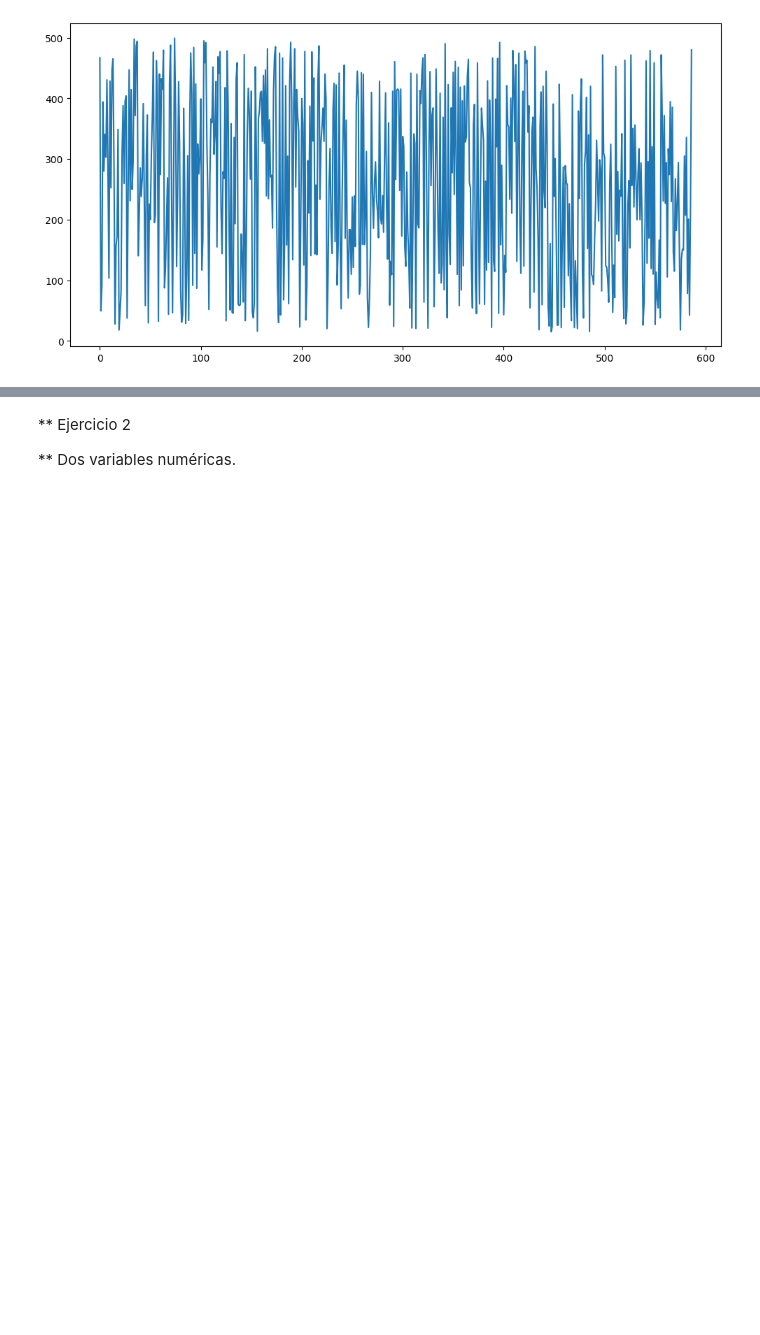
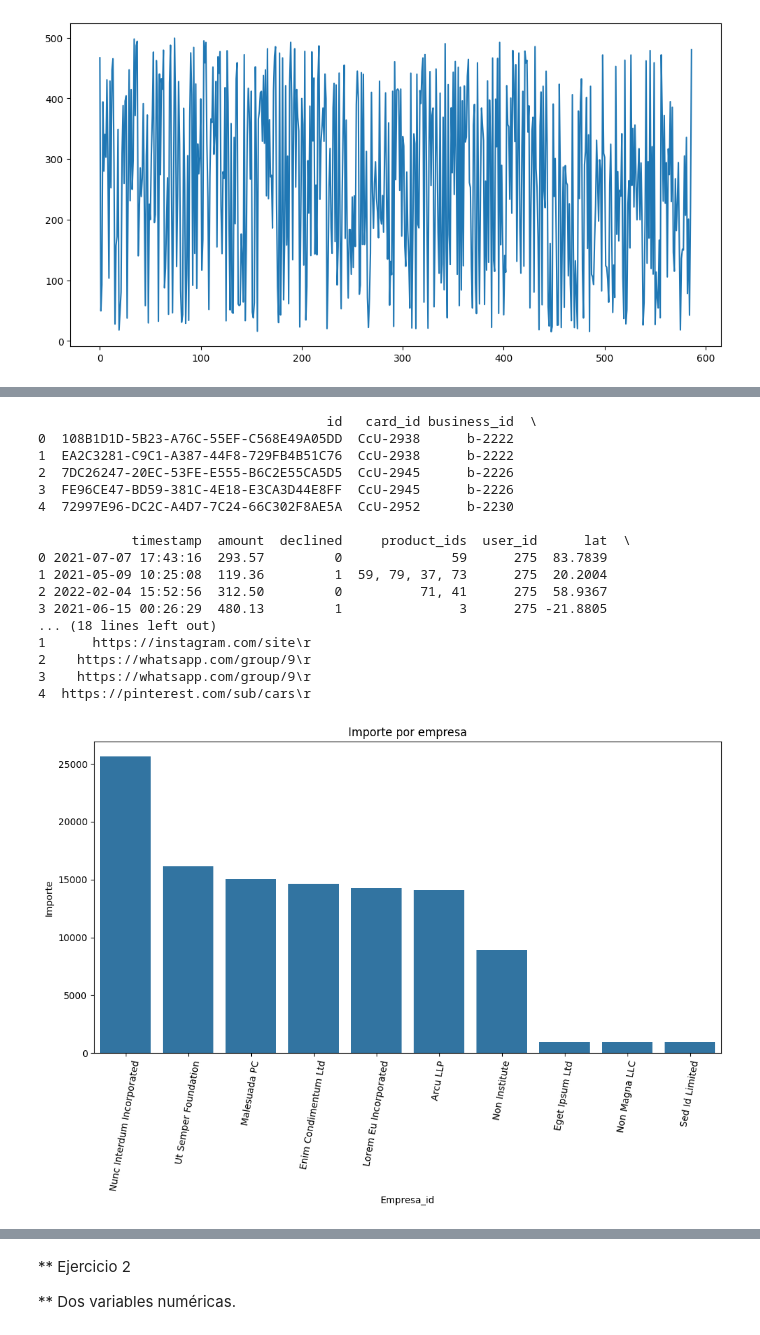
Before and after one commit to MailinV/Sprint_8_MV, a Jupyter notebook: Sprint8_MV.ipynb, the cells around one changed output, grey strips where cells are left out. Drawn from its saved outputs; the diff is of its cells as text; code cells hidden in the pictures; blank space fills up the shorter version.

```diff
--- a/Sprint8_MV.ipynb
+++ b/Sprint8_MV.ipynb
@@ -121,0 +163,38 @@ plt.show()
+# %%
+# querys para visualizar los datos de las tablas cargadas
+query = "SELECT * FROM transactions JOIN companies ON company_id = business_id;"
+
+df = pd.read_sql(query, conexion_bd)
+print(df.head())
+
+importe_empresa_id= df.groupby('company_name')['amount'].sum().reset_index()
+top_n=10
+df_top=importe_empresa_id.nlargest(top_n,'amount')
+
+plt.figure(figsize=(12,6))
+sns.barplot(data=df_top, x='company_name', y='amount')
+
+plt.xticks(rotation=80)
+plt.xlabel("Empresa_id")
+plt.ylabel("Importe")
+plt.title("Importe por empresa")
+plt.show()
+# %% [output]
+                                     id   card_id business_id  \
+0  108B1D1D-5B23-A76C-55EF-C568E49A05DD  CcU-2938      b-2222
+1  EA2C3281-C9C1-A387-44F8-729FB4B51C76  CcU-2938      b-2222
+2  7DC26247-20EC-53FE-E555-B6C2E55CA5D5  CcU-2945      b-2226
+3  FE96CE47-BD59-381C-4E18-E3CA3D44E8FF  CcU-2945      b-2226
+4  72997E96-DC2C-A4D7-7C24-66C302F8AE5A  CcU-2952      b-2230
+
+            timestamp  amount  declined     product_ids  user_id      lat  \
+0 2021-07-07 17:43:16  293.57         0              59      275  83.7839
+1 2021-05-09 10:25:08  119.36         1  59, 79, 37, 73      275  20.2004
+2 2022-02-04 15:52:56  312.50         0          71, 41      275  58.9367
+3 2021-06-15 00:26:29  480.13         1               3      275 -21.8805
+... (18 lines left out)
+1      https://instagram.com/site\r
+2    https://whatsapp.com/group/9\r
+3    https://whatsapp.com/group/9\r
+4  https://pinterest.com/sub/cars\r
+[figure, added]
```
Also changed, not shown: parts of 9 cells of this notebook.
